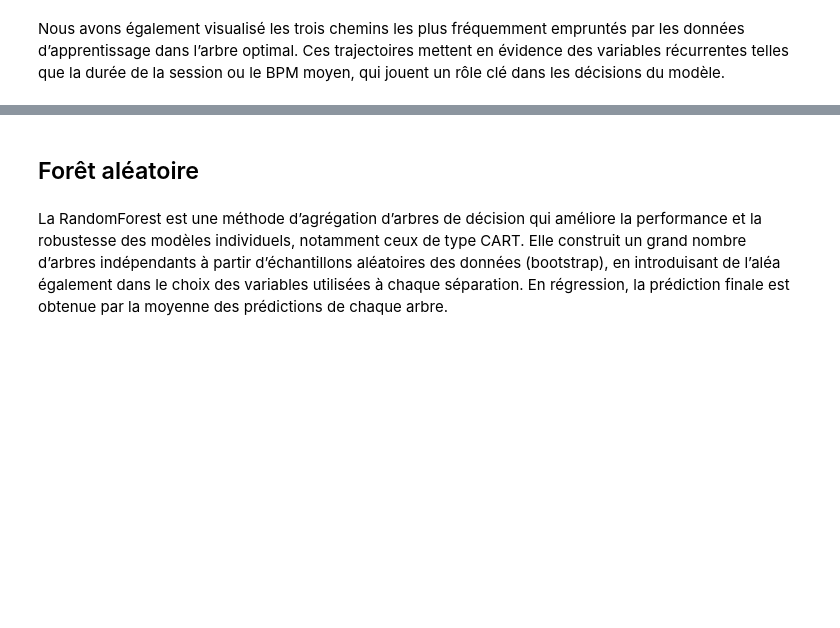
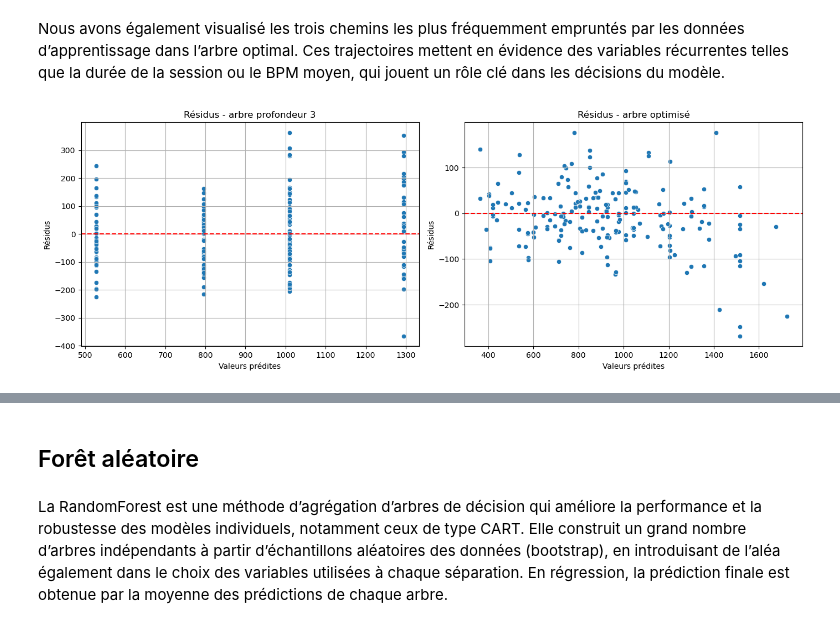
Before and after one commit to albanevergnes/projetML, a Jupyter notebook: Projet_python copy.ipynb, the cells around one changed output, grey strips where cells are left out. Cells and saved outputs as stored; diff of their text form; code cells hidden in the pictures; blank space fills up the shorter version.

```diff
--- a/Projet_python copy.ipynb
+++ b/Projet_python copy.ipynb
@@ -506,3 +510,39 @@ Chemin 2:
   => Prédiction: 1162.267 avec 15 échantillons
 # %% [markdown]
 Nous avons également visualisé les trois chemins les plus fréquemment empruntés par les données d’apprentissage dans l’arbre optimal. Ces trajectoires mettent en évidence des variables récurrentes telles que la durée de la session ou le BPM moyen, qui jouent un rôle clé dans les décisions du modèle.
+# %%
+# Prédictions pour les deux modèles
+y_pred_depth3 = tree_depth3.predict(Xr_test)
+y_pred_opt = tree_opt.predict(Xr_test)
+
+# Résidus
+residus_depth3 = Y_test - y_pred_depth3
+residus_opt = Y_test - y_pred_opt
+
+mse_CART = mean_squared_error(Y_test, y_pred_opt)
+
+# Tracé côte à côte
+plt.figure(figsize=(14, 5))
+
+# Graphe pour tree_depth3
+plt.subplot(1, 2, 1)
+sns.scatterplot(x=y_pred_depth3, y=residus_depth3)
+plt.axhline(0, color='red', linestyle='--')
+plt.xlabel("Valeurs prédites")
+plt.ylabel("Résidus")
+plt.title("Résidus - arbre profondeur 3")
+plt.grid(True)
+
+# Graphe pour tree_opt
+plt.subplot(1, 2, 2)
+sns.scatterplot(x=y_pred_opt, y=residus_opt)
+plt.axhline(0, color='red', linestyle='--')
+plt.xlabel("Valeurs prédites")
+plt.ylabel("Résidus")
+plt.title("Résidus - arbre optimisé")
+plt.grid(True)
+
+plt.tight_layout()
+plt.show()
+# %% [output]
+[figure, added]
```
Also changed, not shown: parts of 63 cells of this notebook.
